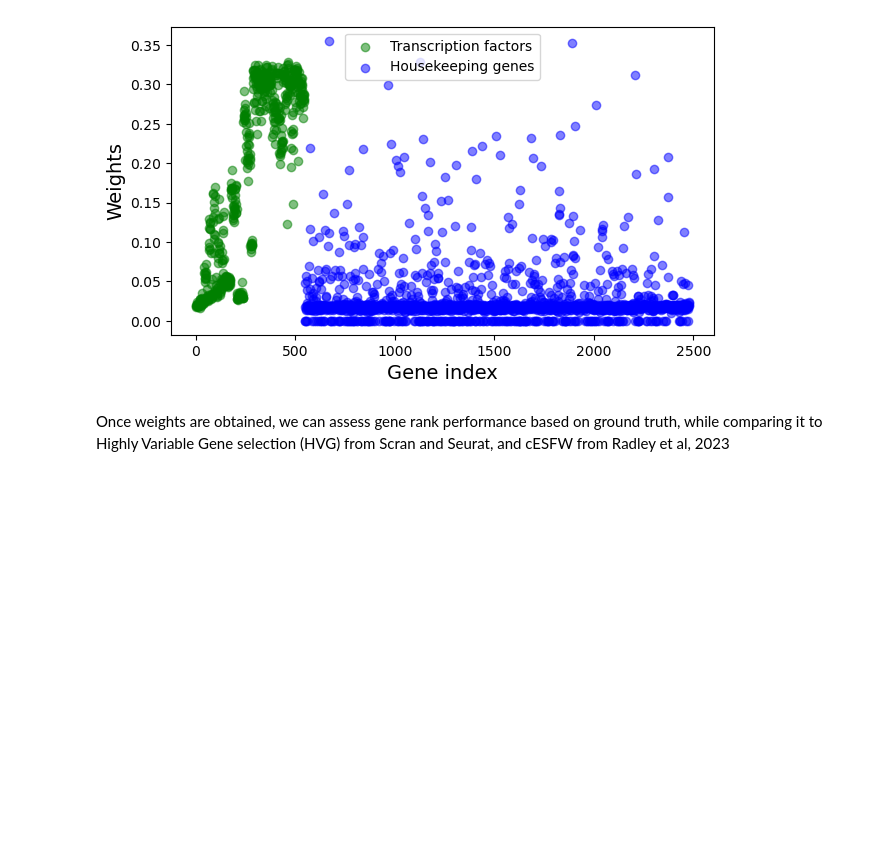
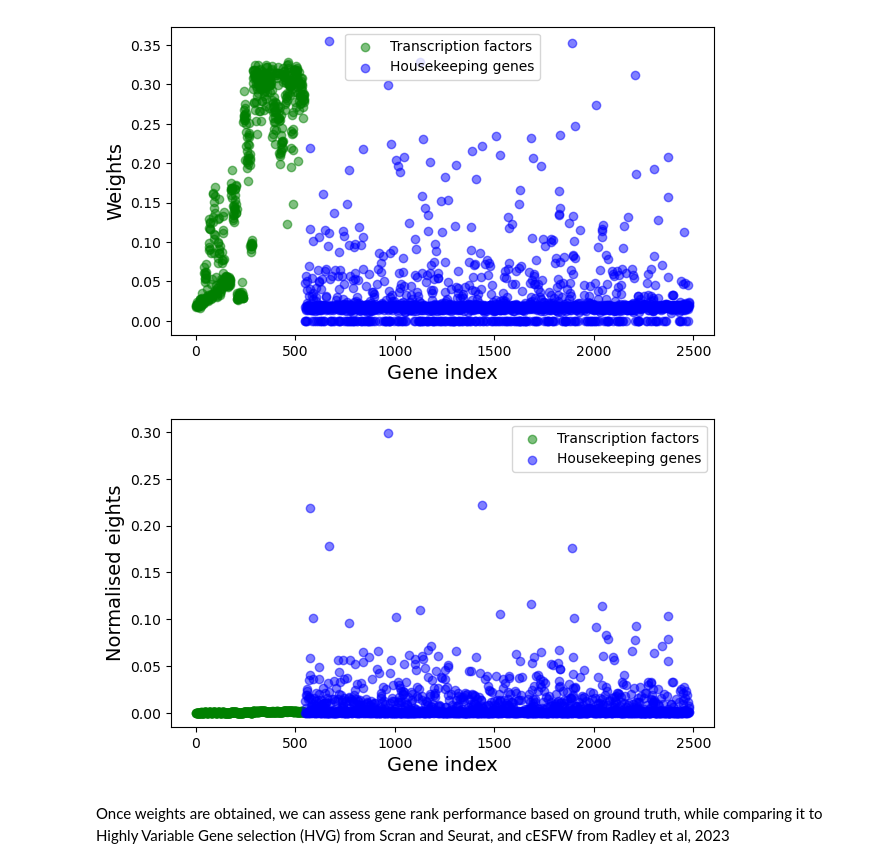
Before and after one commit to sgb67/ifw, a Jupyter notebook: syndata1_4/bIFW_trif_nan.ipynb, the cells around one changed output. Cells and saved outputs as stored; diff of their text form; code cells hidden in the pictures; blank space fills up the shorter version.

```diff
--- a/bIFW_trif_nan.ipynb
+++ b/syndata1_4/bIFW_trif_nan.ipynb
@@ -536,6 +536,10 @@ plt.show()
 omega_matrix.to_csv(path + "/trif/bIFW_omega_matrix_nonans.csv")
 chip_masked.to_csv(path + "/trif/bIFW_sign_matrix_nonans.csv")
 chip.to_csv(path + "/trif/bIFW_sign_matrix_raw_nonans.csv")
+# %%
+# load if necessary
+omega_matrix = pd.read_csv(path + "/trif/bIFW_omega_matrix_nonans.csv",header=0,index_col=0)
+chip_masked = pd.read_csv(path + "/trif/bIFW_sign_matrix_nonans.csv",header=0,index_col=0)
 # %% [markdown]
 ### Obtain weights and ranks to evaluate performance
 # %%
@@ -587,6 +592,19 @@ plt.legend()
 plt.show()
 # %% [output]
 [figure]
+# %%
+# Plotting weights wrt gene index, assuming synthetic genes are ordered
+n = syndata.shape[1]
+geneIDs = np.arange(n)
+plt.figure(figsize=(7, 4))
+plt.scatter(geneIDs[0:546], n_weights[0:546], c='green', label='Transcription factors', alpha=0.5)
+plt.scatter(geneIDs[547:2479], n_weights[547:2479], c='blue', label='Housekeeping genes', alpha=0.5)
+plt.xlabel('Gene index', fontsize=14)
+plt.ylabel('Normalised eights', fontsize=14)
+plt.legend()
+plt.show()
+# %% [output]
+[figure, added]
 # %% [markdown]
 Once weights are obtained, we can assess gene rank performance based on ground truth, while comparing it to Highly Variable Gene selection (HVG) from Scran and Seurat, and cESFW from Radley et al, 2023
 # %%
```
Also changed, not shown: parts of 8 cells of this notebook, 3 other files.
